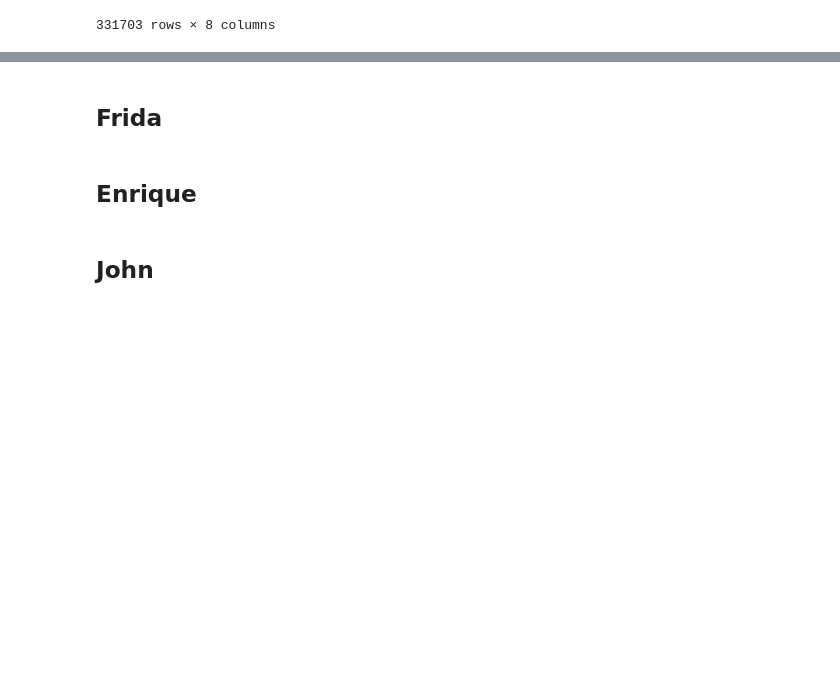
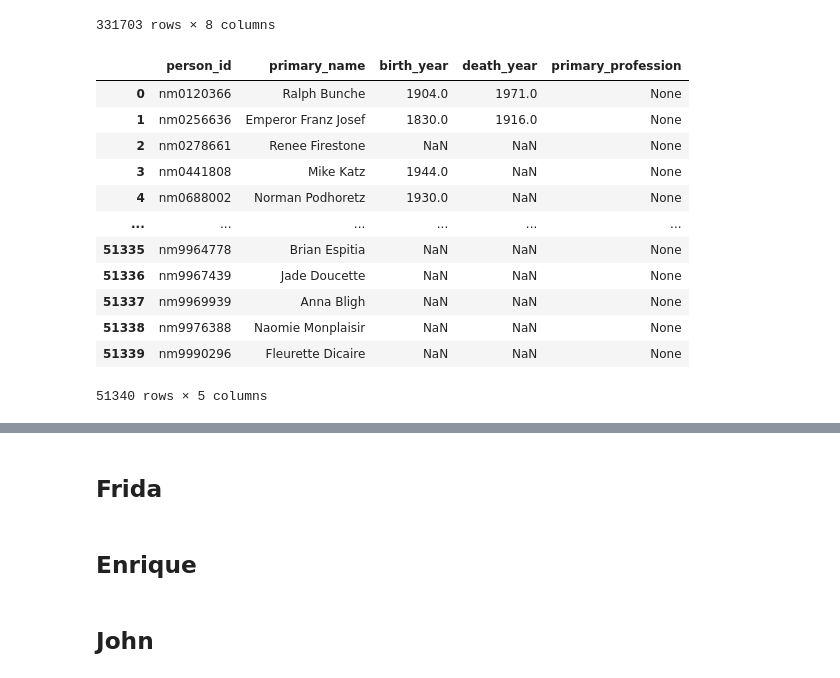
Before and after one commit to mfFrida/Capstone-Project-Semester-1, a Jupyter notebook: student.ipynb, the cells around one changed output, grey strips where cells are left out. Drawn from its saved outputs; the diff is of its cells as text; code cells hidden in the pictures; blank space fills up the shorter version.

```diff
--- a/student.ipynb
+++ b/student.ipynb
@@ -107,3 +110,28 @@ pd.read_sql(q, conn)
 | 331701 | tt9880178 | 2 | La atención | ES | None | None | None | 0.0 |
 | 331702 | tt9880178 | 3 | The Attention | XWW | en | imdbDisplay | None | 0.0 |
 331703 rows × 8 columns
+# %%
+# persons table query stage 1
+q = """
+SELECT
+    *
+FROM
+    persons
+WHERE
+    primary_profession IS NULL
+;"""
+pd.read_sql(q, conn)
+# %% [output]
+|  | person_id | primary_name | birth_year | death_year | primary_profession |
+| 0 | nm0120366 | Ralph Bunche | 1904.0 | 1971.0 | None |
+| 1 | nm0256636 | Emperor Franz Josef | 1830.0 | 1916.0 | None |
+| 2 | nm0278661 | Renee Firestone | NaN | NaN | None |
+| 3 | nm0441808 | Mike Katz | 1944.0 | NaN | None |
+| 4 | nm0688002 | Norman Podhoretz | 1930.0 | NaN | None |
+| ... | ... | ... | ... | ... | ... |
+| 51335 | nm9964778 | Brian Espitia | NaN | NaN | None |
+| 51336 | nm9967439 | Jade Doucette | NaN | NaN | None |
+| 51337 | nm9969939 | Anna Bligh | NaN | NaN | None |
+| 51338 | nm9976388 | Naomie Monplaisir | NaN | NaN | None |
+| 51339 | nm9990296 | Fleurette Dicaire | NaN | NaN | None |
+51340 rows × 5 columns
```
Also changed, not shown: parts of 12 cells of this notebook.
